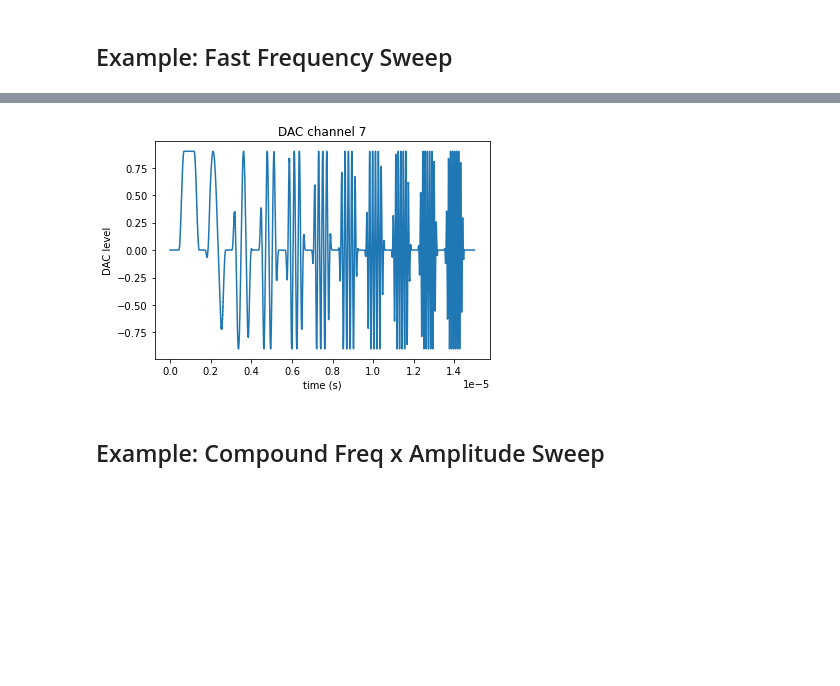
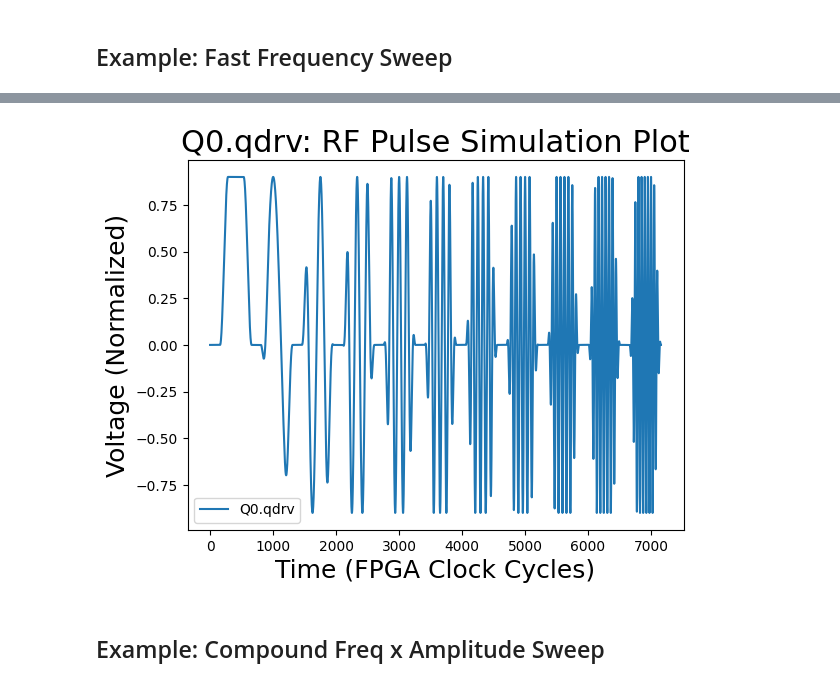
Before and after one commit to ghuangatlbl/qubictutorial, a Jupyter notebook: KEY-Part1a-Simulation.ipynb, the cells around one changed output, grey strips where cells are left out. Drawn from its saved outputs; the diff is of its cells as text; code cells hidden in the pictures; blank space fills up the shorter version.

```diff
--- a/KEY-Part1a-Simulation.ipynb
+++ b/KEY-Part1a-Simulation.ipynb
@@ -690,11 +865,6 @@ compiled_prog.program
   {'op': 'done_stb'}]}
-# %%
-# Define an ADC stream
-
-adc_dt = 0.5e-9 # ADC sample rate is 2 GHz
-freq = 6100.e6 # we want to frequency-match the RDLO pulse to properly downconvert to baseband
-
-adc_stream = 0.9*np.cos(2*np.pi * freq * adc_dt * np.arange(5000)) #create a 5000 sample stream
 # %%
 # run the program, and check the acc result
-client.run_program(asm_prog, sim_time=5.e-6, adc_stream=adc_stream)
+em.load_program(asm_prog)
+result = em.execute(tags=['FPROC'], toggle_qubits=True, toggle_resonator=True)
+result.graph_channel('Q0.qdrv')
@@ -811,5 +951,6 @@ Z-phase resolution inside loops not supported, be careful!
    'in1_reg': 'loop_ind'},
   {'op': 'done_stb'}]}
 # %%
-client.run_program(asm_prog, sim_time=1.e-6)
+em.load_program(asm_prog)
+result = em.execute()
 # %%
@@ -861,6 +1002,7 @@ Z-phase resolution inside loops not supported, be careful!
    'in1_reg': 'loop_ind'},
   {'op': 'done_stb'}]}
 # %%
-client.run_program(asm_prog, sim_time=1.e-6)
-client.plot_dac_out(channel_configs['Q0.qdrv'].core_ind)
+em.load_program(asm_prog)
+result = em.execute()
+result.graph_channel('Q0.qdrv')
 # %% [output]
@@ -899,8 +1041,9 @@ Z-phase resolution inside loops not supported, be careful!
 # %%
-client.run_program(asm_prog, sim_time=15.e-6)
-client.plot_dac_out(channel_configs['Q0.qdrv'].core_ind)
+em.load_program(asm_prog)
+result = em.execute()
+result.graph_channel('Q0.qdrv')
 # %% [output]
-[figure, old version]
+[figure, new version]
 # %% [markdown]
 ## Example: Compound Freq x Amplitude Sweep
 # %%
```
Also changed, not shown: parts of 60 cells of this notebook, 2 other files.
